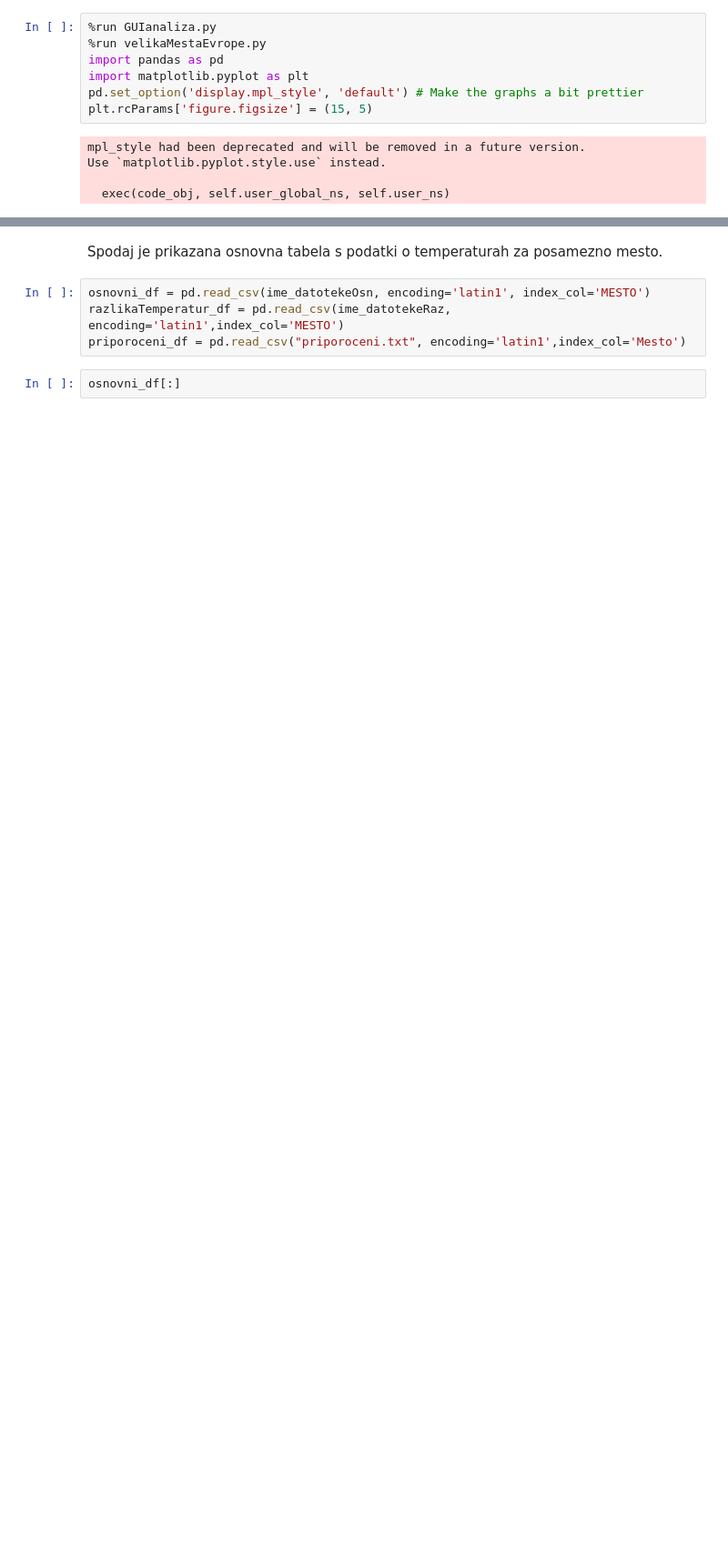
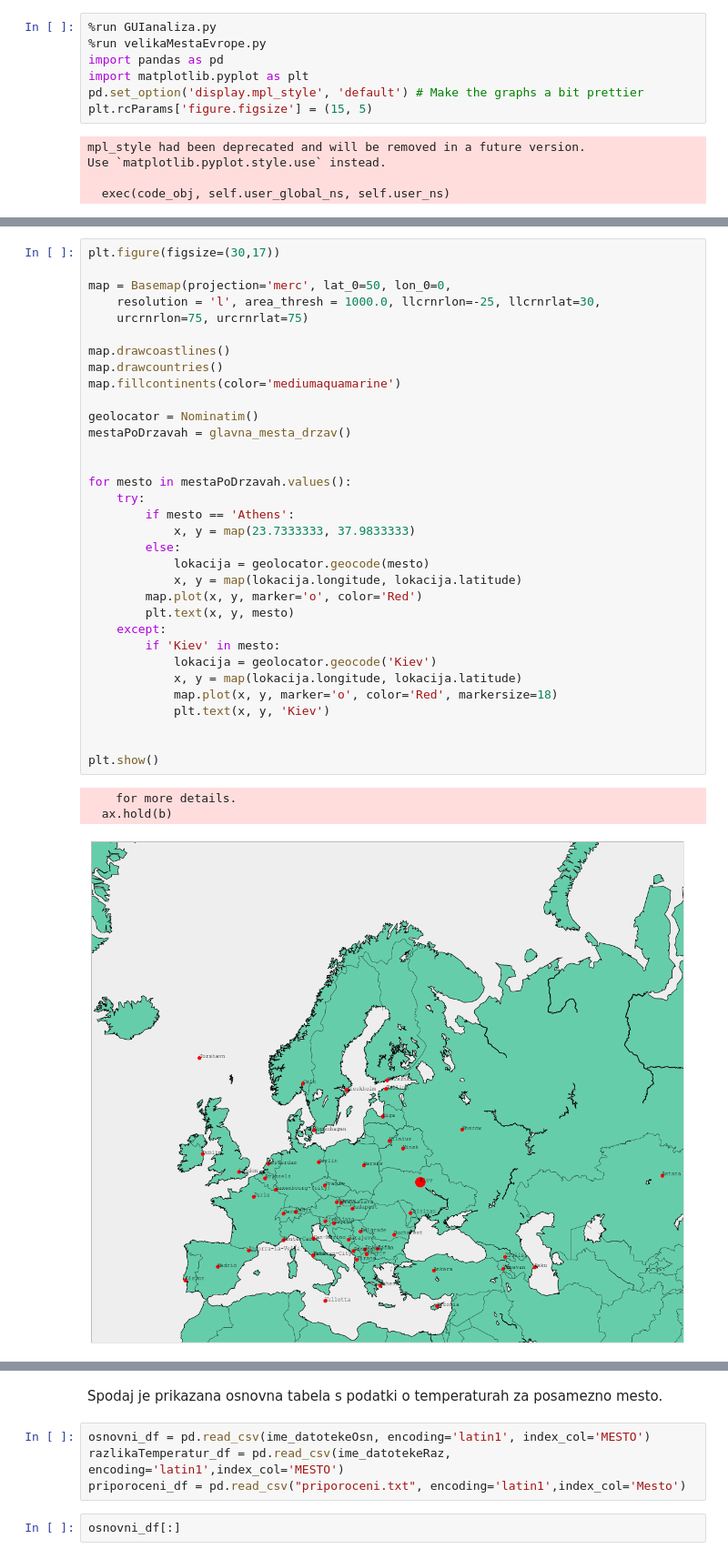
Before and after one commit to anagolob3141/Programiranje-1-Analiza-podatkov, a Jupyter notebook: analiza.ipynb, the cells around one changed output, grey strips where cells are left out. Shown at 91% size. Drawn from its saved outputs; the diff is of its cells as text; blank space fills up the shorter version.

```diff
--- a/analiza.ipynb
+++ b/analiza.ipynb
@@ -21,3 +86,40 @@ http://www.weatherbase.com/weather/country.php3?r=EUR&regionname=Europe:
+# %%
+plt.figure(figsize=(30,17))
+
+map = Basemap(projection='merc', lat_0=50, lon_0=0,
+    resolution = 'l', area_thresh = 1000.0, llcrnrlon=-25, llcrnrlat=30,
+    urcrnrlon=75, urcrnrlat=75)
+
+map.drawcoastlines()
+map.drawcountries()
+map.fillcontinents(color='mediumaquamarine')
+
+geolocator = Nominatim()
+mestaPoDrzavah = glavna_mesta_drzav()
+
+
+for mesto in mestaPoDrzavah.values():
+    try:
+        if mesto == 'Athens':
+            x, y = map(23.7333333, 37.9833333)
+        else:
+            lokacija = geolocator.geocode(mesto)
+            x, y = map(lokacija.longitude, lokacija.latitude)
+        map.plot(x, y, marker='o', color='Red')
+        plt.text(x, y, mesto)
+    except:
+        if 'Kiev' in mesto:
+            lokacija = geolocator.geocode('Kiev')
+            x, y = map(lokacija.longitude, lokacija.latitude)
+            map.plot(x, y, marker='o', color='Red', markersize=18)
+            plt.text(x, y, 'Kiev')
+
+
+plt.show()
+# %% [output]
+    for more details.
+  ax.hold(b)
+[figure, added]
 # %% [markdown]
 ## 1.) del: Analiza izbrane države
 
```
Also changed, not shown: parts of 33 cells of this notebook, 3 other files.
